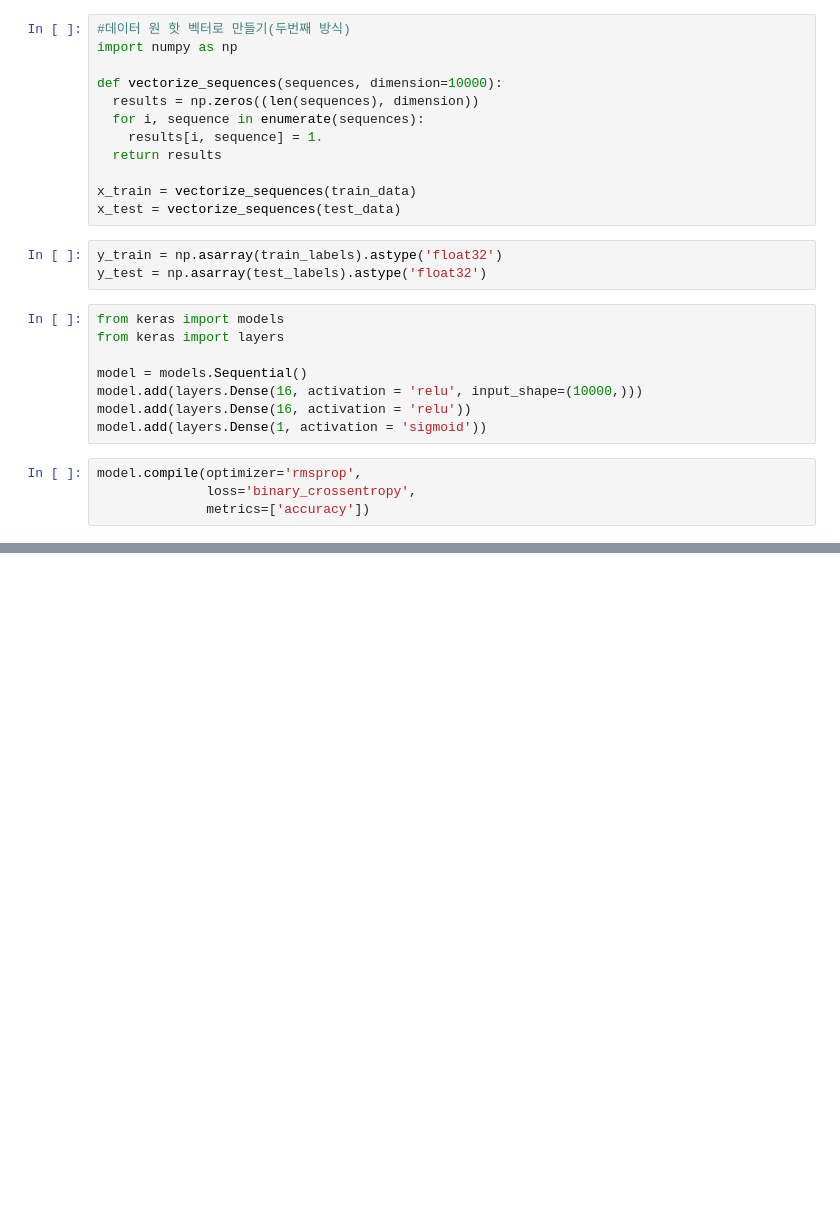
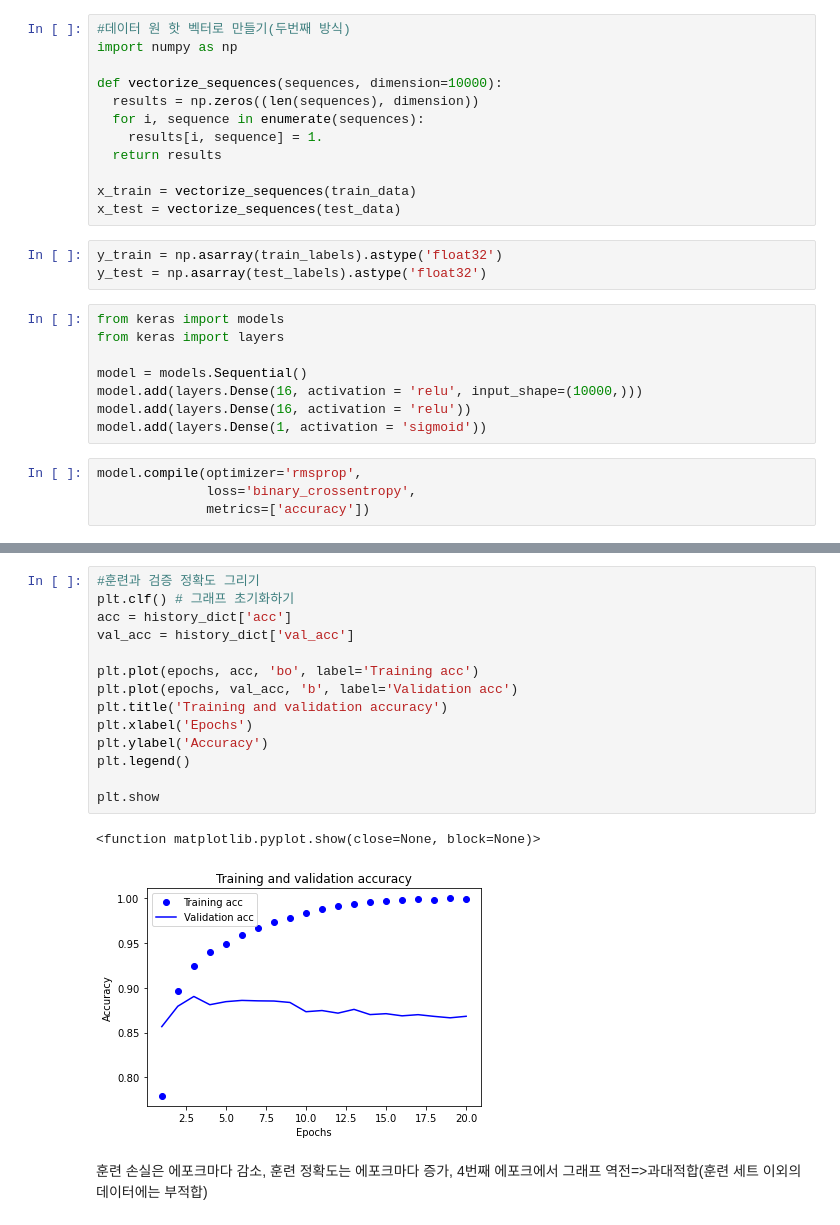
Before and after one commit to yubin8773/2021-deep-learning, a Jupyter notebook: 백찬호/Keras.ipynb, the cells around one changed output, grey strips where cells are left out. Saved outputs shown, nothing was run; the diff lists cells and outputs as text; blank space fills up the shorter version.

```diff
--- a/백찬호/Keras.ipynb
+++ b/백찬호/Keras.ipynb
@@ -108,0 +194,19 @@ model.compile(optimizer='rmsprop',
+# %%
+#훈련과 검증 정확도 그리기
+plt.clf() # 그래프 초기화하기
+acc = history_dict['acc']
+val_acc = history_dict['val_acc']
+
+plt.plot(epochs, acc, 'bo', label='Training acc')
+plt.plot(epochs, val_acc, 'b', label='Validation acc')
+plt.title('Training and validation accuracy')
+plt.xlabel('Epochs')
+plt.ylabel('Accuracy')
+plt.legend()
+
+plt.show
+# %% [output]
+<function matplotlib.pyplot.show(close=None, block=None)>
+[figure, added]
+# %% [markdown]
+훈련 손실은 에포크마다 감소, 훈련 정확도는 에포크마다 증가, 4번째 에포크에서 그래프 역전=>과대적합(훈련 세트 이외의 데이터에는 부적합)
```
Also changed, not shown: parts of 34 cells of this notebook.
